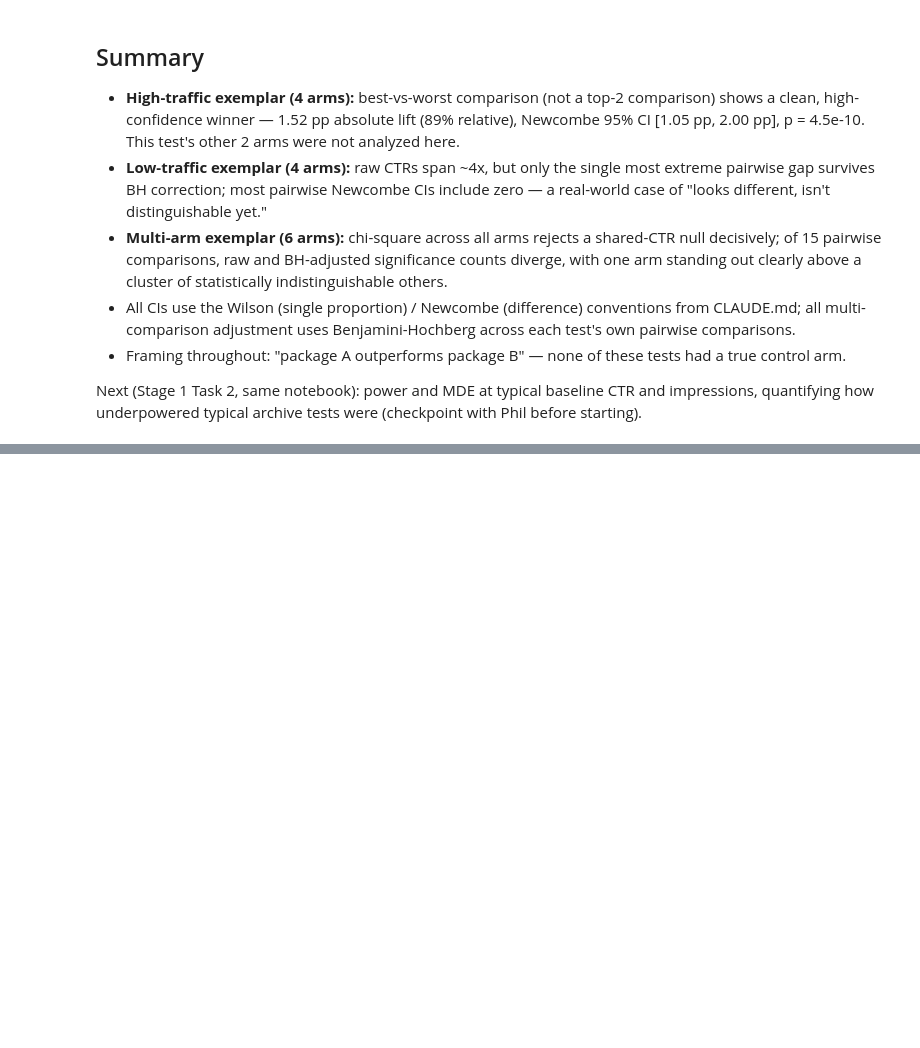
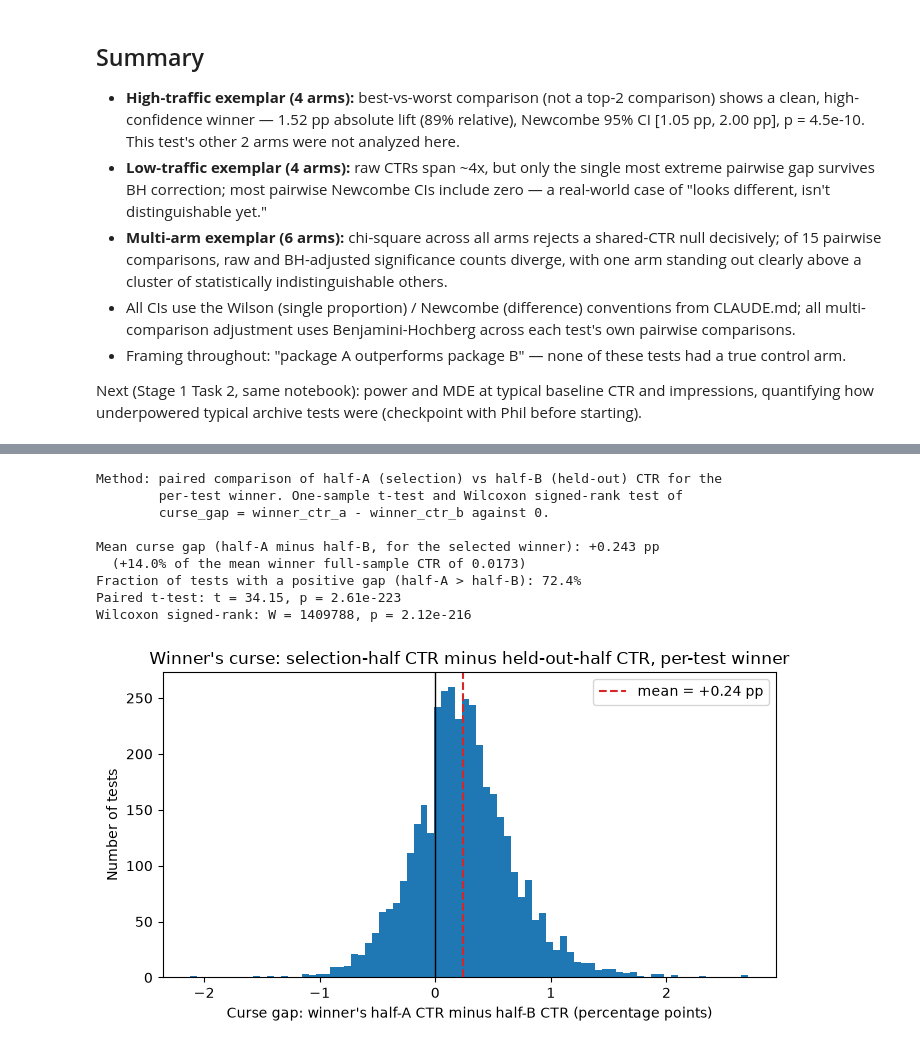
Before and after one commit to pmacias/clickworthy, a Jupyter notebook: notebooks/02_classical_ab.ipynb, the cells around one changed output, grey strips where cells are left out. Cells and saved outputs as stored; diff of their text form; code cells hidden in the pictures; blank space fills up the shorter version.

```diff
--- a/notebooks/02_classical_ab.ipynb
+++ b/notebooks/02_classical_ab.ipynb
@@ -290,0 +478,9 @@ Next (Stage 1 Task 2, same notebook): power and MDE at typical baseline CTR and
+# %%
+from clickworthy.constants import SEED_WINNERS_CURSE
+
+rng = np.random.default_rng(SEED_WINNERS_CURSE)
+winner_curse = cl.split_half_winner_curse(all_packages, rng, min_impressions=100)
+
+print(f"{len(winner_curse):,} of {all_packages['clickability_test_id'].nunique():,} tests qualify "
+      f"(all arms >= 100 impressions)")
+winner_curse[["winner_ctr_a", "winner_ctr_b", "winner_ctr_full", "curse_gap"]].describe()
@@ -290,0 +498,42 @@ Next (Stage 1 Task 2, same notebook): power and MDE at typical baseline CTR and
+# %%
+from scipy import stats
+
+frac_positive = (winner_curse["curse_gap"] > 0).mean()
+mean_gap = winner_curse["curse_gap"].mean()
+mean_full = winner_curse["winner_ctr_full"].mean()
+
+t_stat, t_p = stats.ttest_1samp(winner_curse["curse_gap"], 0.0)
+wilcoxon_stat, wilcoxon_p = stats.wilcoxon(winner_curse["curse_gap"])
+
+print("Method: paired comparison of half-A (selection) vs half-B (held-out) CTR for the")
+print("        per-test winner. One-sample t-test and Wilcoxon signed-rank test of")
+print("        curse_gap = winner_ctr_a - winner_ctr_b against 0.")
+print()
+print(f"Mean curse gap (half-A minus half-B, for the selected winner): {mean_gap*100:+.3f} pp")
+print(f"  ({mean_gap/mean_full:+.1%} of the mean winner full-sample CTR of {mean_full:.4f})")
+print(f"Fraction of tests with a positive gap (half-A > half-B): {frac_positive:.1%}")
+print(f"Paired t-test: t = {t_stat:.2f}, p = {t_p:.2e}")
+print(f"Wilcoxon signed-rank: W = {wilcoxon_stat:.0f}, p = {wilcoxon_p:.2e}")
+
+fig, ax = plt.subplots(figsize=(7, 4))
+ax.hist(winner_curse["curse_gap"] * 100, bins=80)
+ax.axvline(0, color="black", linewidth=1)
+ax.axvline(mean_gap * 100, color="tab:red", linestyle="--",
+           label=f"mean = {mean_gap*100:+.2f} pp")
+ax.set_xlabel("Curse gap: winner's half-A CTR minus half-B CTR (percentage points)")
+ax.set_ylabel("Number of tests")
+ax.set_title("Winner's curse: selection-half CTR minus held-out-half CTR, per-test winner")
+ax.legend()
+fig.tight_layout()
+plt.show()
+# %% [output]
+Method: paired comparison of half-A (selection) vs half-B (held-out) CTR for the
+        per-test winner. One-sample t-test and Wilcoxon signed-rank test of
+        curse_gap = winner_ctr_a - winner_ctr_b against 0.
+
+Mean curse gap (half-A minus half-B, for the selected winner): +0.243 pp
+  (+14.0% of the mean winner full-sample CTR of 0.0173)
+Fraction of tests with a positive gap (half-A > half-B): 72.4%
+Paired t-test: t = 34.15, p = 2.61e-223
+Wilcoxon signed-rank: W = 1409788, p = 2.12e-216
+[figure, added]
```
Also changed, not shown: parts of 19 cells of this notebook, 4 other files.
